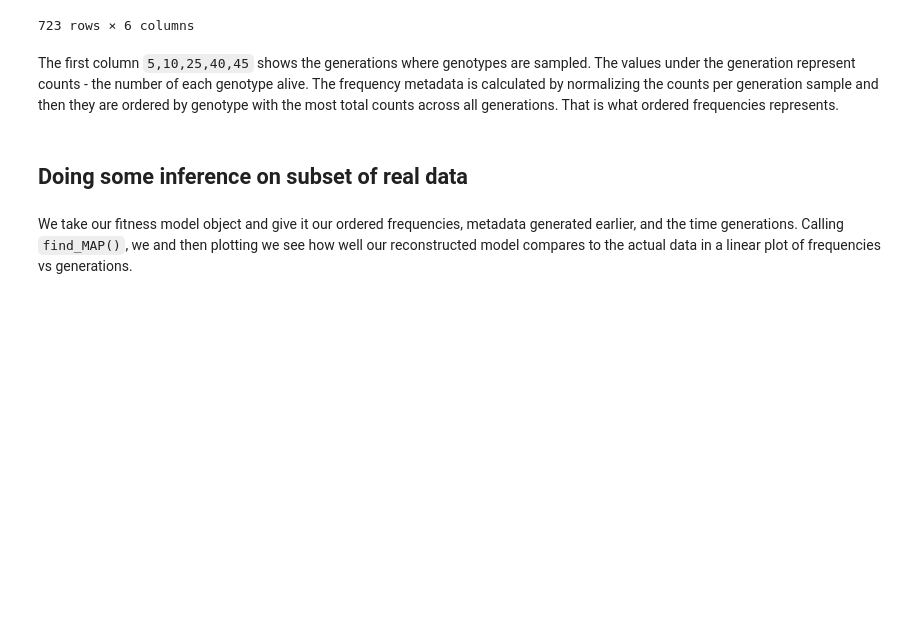
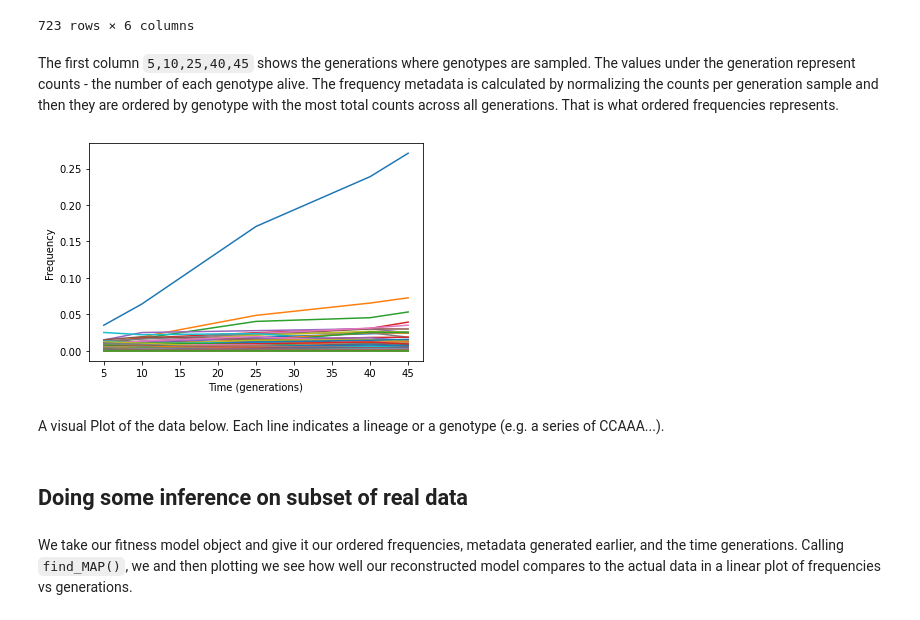
Before and after one commit to phys201/fitness_mcmc, a Jupyter notebook: documentation.ipynb, the cells around one changed output. Saved outputs shown, nothing was run; the diff lists cells and outputs as text; code cells hidden in the pictures; blank space fills up the shorter version.

```diff
--- a/documentation.ipynb
+++ b/documentation.ipynb
@@ -58,6 +77,15 @@ data
 723 rows × 6 columns
 # %% [markdown]
 The first column `5,10,25,40,45` shows the generations where genotypes are sampled. The values under the generation represent counts - the number of each genotype alive. The frequency metadata is calculated by normalizing the counts per generation sample and then they are ordered by genotype with the most total counts across all generations. That is what ordered frequencies represents.
+# %%
+plt.plot([5,10,25,40,45],ordered_frequencies.T);
+plt.xlabel('Time (generations)')
+plt.ylabel('Frequency')
+plt.show()
+# %% [output]
+[figure, added]
+# %% [markdown]
+A visual Plot of the data below. Each line indicates a lineage or a genotype (e.g. a series of CCAAA...).
 # %% [markdown]
 ## Doing some inference on subset of real data
 # %% [markdown]
```
Also changed, not shown: parts of 3 cells of this notebook, 2 other files.
